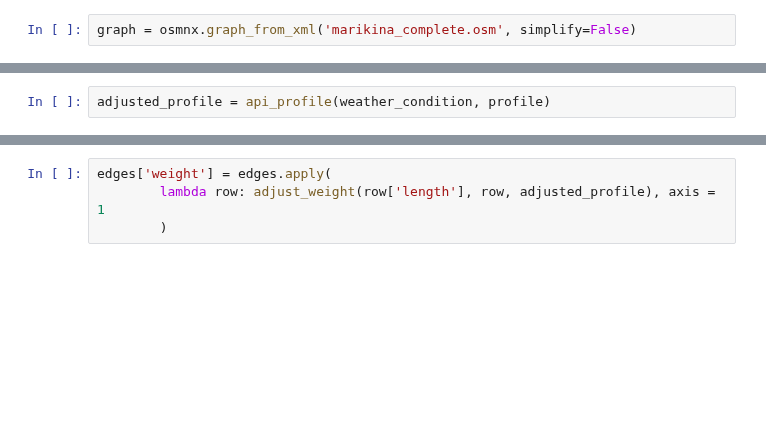
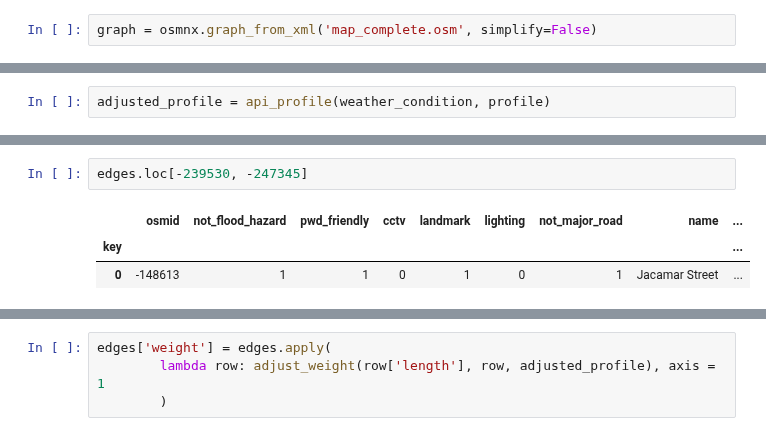
Before and after one commit to spider4929/Pathfinder_API, a Jupyter notebook: test_2.ipynb, the cells around one changed output, grey strips where cells are left out. Saved outputs shown, nothing was run; the diff lists cells and outputs as text; blank space fills up the shorter version.

```diff
--- a/test_2.ipynb
+++ b/test_2.ipynb
@@ -339,7 +340,7 @@ api_response = api_result.json()
 
 weather_condition = api_response['weather'][0]['id']
 # %%
-graph = osmnx.graph_from_xml('marikina_complete.osm', simplify=False)
+graph = osmnx.graph_from_xml('map_complete.osm', simplify=False)
 # %%
 graph
 # %% [output]
@@ -350,0 +392,6 @@ adjusted_profile = api_profile(weather_condition, profile)
+# %%
+edges.loc[-239530, -247345]
+# %% [output]
+|  | osmid | not_flood_hazard | pwd_friendly | cctv | landmark | lighting | not_major_road | name | ... |
+| key |  |  |  |  |  |  |  |  | ... |
+| 0 | -148613 | 1 | 1 | 0 | 1 | 0 | 1 | Jacamar Street | ... |
```
Also changed, not shown: parts of 10 cells of this notebook, 3 other files.
